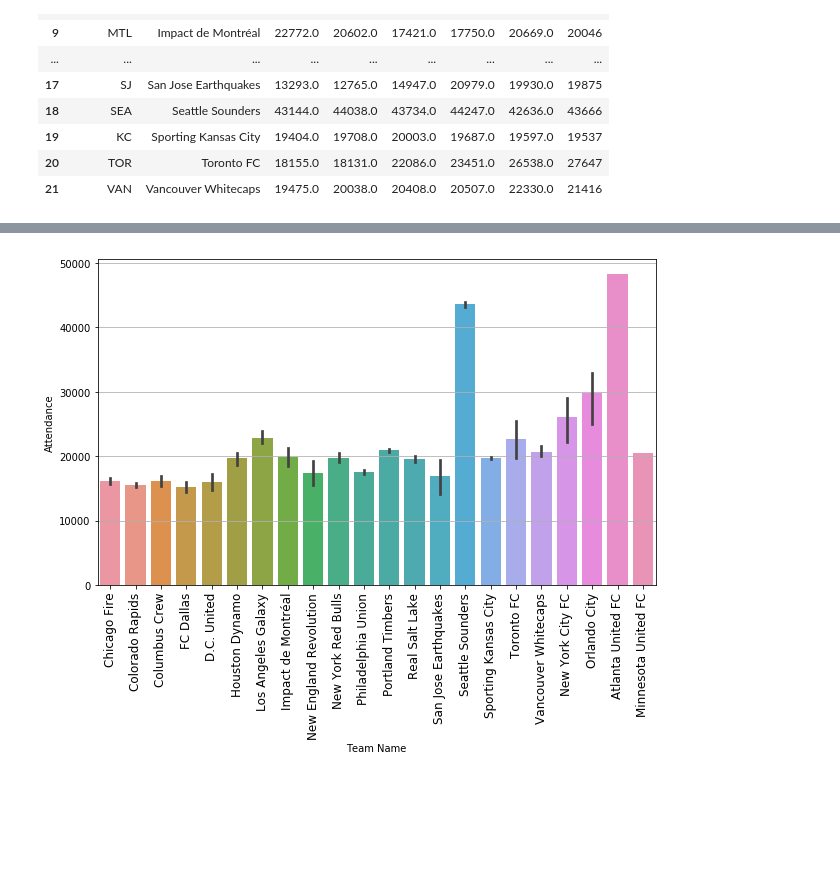
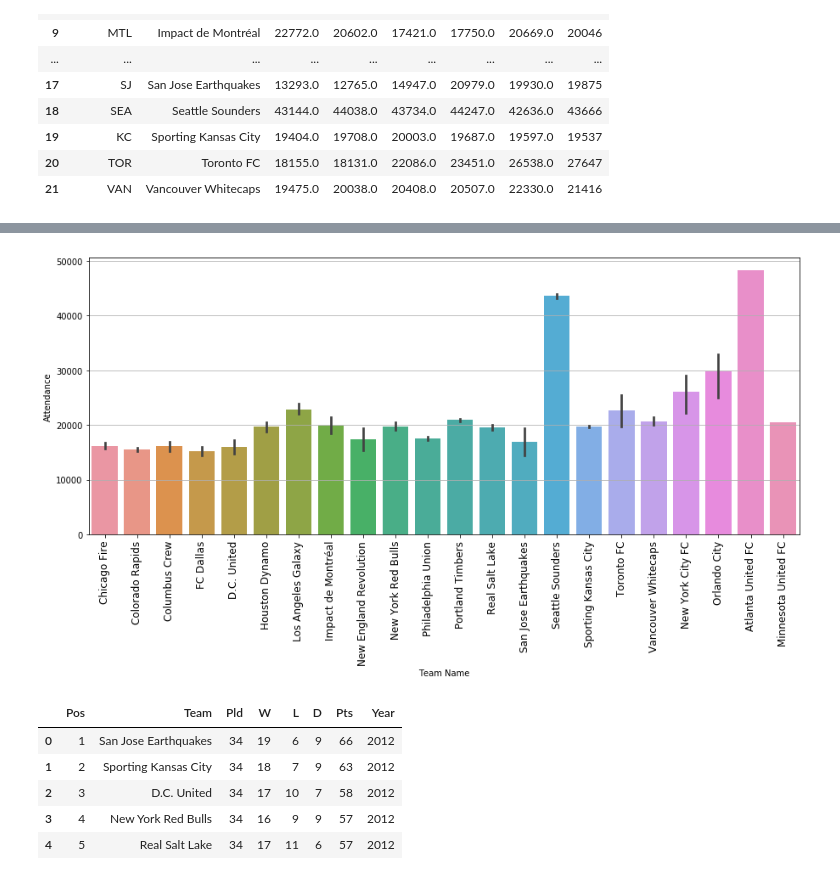
Before and after one commit to Jccommander/Project1-WJBA, a Jupyter notebook: Data Analysis.ipynb, the cells around one changed output, grey strips where cells are left out. Cells and saved outputs as stored; diff of their text form; code cells hidden in the pictures; blank space fills up the shorter version.

Commit message:
updating MLS_Historical_Performance data

```diff
--- a/Data Analysis.ipynb
+++ b/Data Analysis.ipynb
@@ -35,8 +54,19 @@ historical_attendence_data_1.head()
 # %%
 # plot the attendance data using seaborn library
-plt.figure(figsize=(10,6))
+plt.figure(figsize=(15,6))
 sns.barplot(data=historical_attendence_data_1,x="Team Name",y="Attendance")
 plt.xticks(fontsize=12,rotation=90)
 plt.grid(axis="y")
 # %% [output]
-[figure, old version]
+[figure, new version]
+# %%
+# import the 2012 - 2017 performance data from MLS_Historical_Performance.xlsx
+historical_performance_data_1= pd.read_excel("Resources/MLS_Historical_Performance.xlsx")
+historical_performance_data_1.head()
+# %% [output]
+|  | Pos | Team | Pld | W | L | D | Pts | Year |
+| 0 | 1 | San Jose Earthquakes | 34 | 19 | 6 | 9 | 66 | 2012 |
+| 1 | 2 | Sporting Kansas City | 34 | 18 | 7 | 9 | 63 | 2012 |
+| 2 | 3 | D.C. United | 34 | 17 | 10 | 7 | 58 | 2012 |
+| 3 | 4 | New York Red Bulls | 34 | 16 | 9 | 9 | 57 | 2012 |
+| 4 | 5 | Real Salt Lake | 34 | 17 | 11 | 6 | 57 | 2012 |
```
Also changed, not shown: parts of 3 cells of this notebook, 1 other file.
